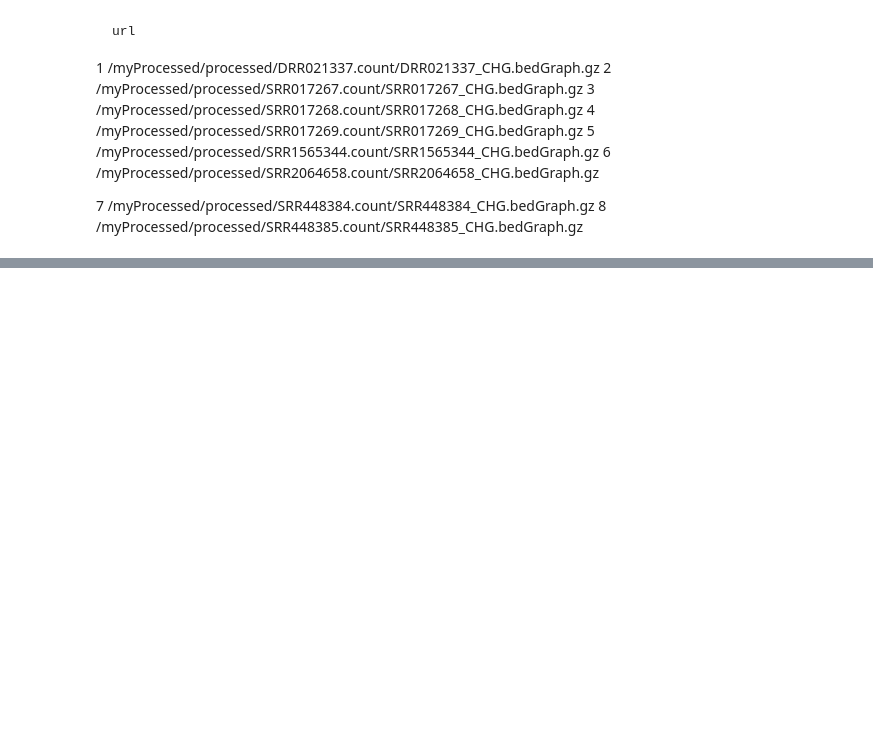
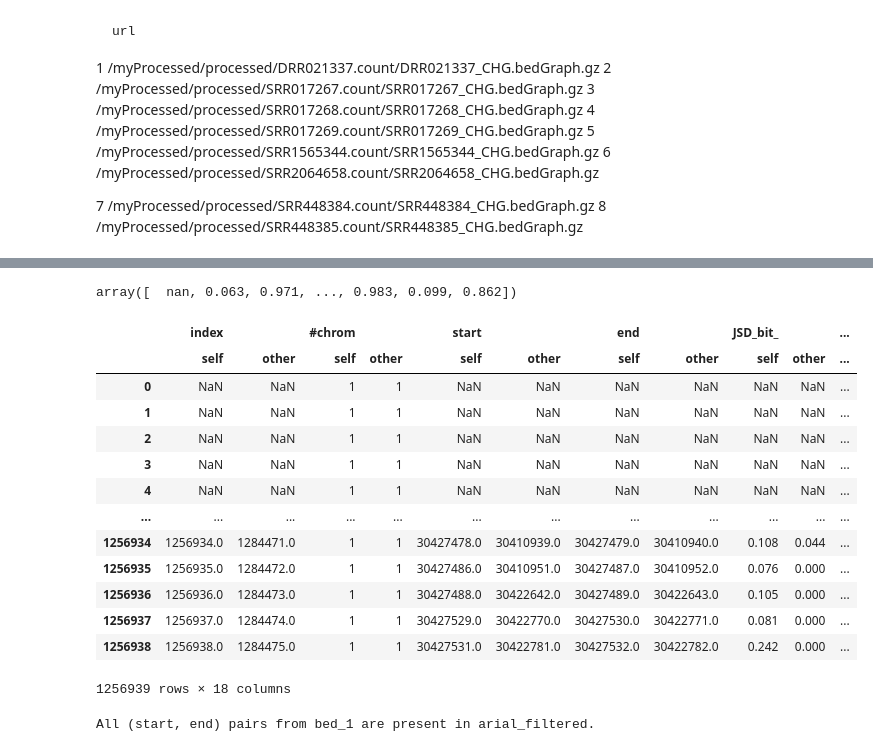
Before and after one commit to urppeia/Shannon_app_old_version, a Jupyter notebook: Untitled2.ipynb, the cells around one changed output, grey strips where cells are left out. Cells and saved outputs as stored; diff of their text form; code cells hidden in the pictures; blank space fills up the shorter version.

```diff
--- a/Untitled2.ipynb
+++ b/Untitled2.ipynb
@@ -178,0 +201,4 @@ set_a
+# %%
+start_arr = bed_1["start"].unique()
+end_arr = bed_1["end"].unique()
+arial_filtered = new_arial[new_arial["start"].isin(start_arr) & new_arial["end"].isin(end_arr)]
@@ -178,0 +207,5 @@ set_a
+# %%
+arial_filtered = arial_filtered.rename(columns={"M": "5mC", "UN": "C"}, errors="raise")
+# %%
+arial_filtered = arial_filtered.reset_index()
+bed_1 = bed_1.reset_index()
@@ -178,0 +214,2 @@ set_a
+# %%
+comparision = bed_1.compare(arial_filtered)
@@ -178,0 +229,55 @@ set_a
+# %%
+diff.unique()
+# %% [output]
+array([  nan, 0.063, 0.971, ..., 0.983, 0.099, 0.862])
+# %%
+comparision
+# %% [output]
+|  | index |  | #chrom |  | start |  | end |  | JSD_bit_ |  | ... |
+|  | self | other | self | other | self | other | self | other | self | other | ... |
+| 0 | NaN | NaN | 1 | 1 | NaN | NaN | NaN | NaN | NaN | NaN | ... |
+| 1 | NaN | NaN | 1 | 1 | NaN | NaN | NaN | NaN | NaN | NaN | ... |
+| 2 | NaN | NaN | 1 | 1 | NaN | NaN | NaN | NaN | NaN | NaN | ... |
+| 3 | NaN | NaN | 1 | 1 | NaN | NaN | NaN | NaN | NaN | NaN | ... |
+| 4 | NaN | NaN | 1 | 1 | NaN | NaN | NaN | NaN | NaN | NaN | ... |
+| ... | ... | ... | ... | ... | ... | ... | ... | ... | ... | ... | ... |
+| 1256934 | 1256934.0 | 1284471.0 | 1 | 1 | 30427478.0 | 30410939.0 | 30427479.0 | 30410940.0 | 0.108 | 0.044 | ... |
+| 1256935 | 1256935.0 | 1284472.0 | 1 | 1 | 30427486.0 | 30410951.0 | 30427487.0 | 30410952.0 | 0.076 | 0.000 | ... |
+| 1256936 | 1256936.0 | 1284473.0 | 1 | 1 | 30427488.0 | 30422642.0 | 30427489.0 | 30422643.0 | 0.105 | 0.000 | ... |
+| 1256937 | 1256937.0 | 1284474.0 | 1 | 1 | 30427529.0 | 30422770.0 | 30427530.0 | 30422771.0 | 0.081 | 0.000 | ... |
+| 1256938 | 1256938.0 | 1284475.0 | 1 | 1 | 30427531.0 | 30422781.0 | 30427532.0 | 30422782.0 | 0.242 | 0.000 | ... |
+1256939 rows × 18 columns
+# %%
+path_bed = "/shares/grossniklaus.botinst.uzh/eharputluoglu/meta_methylome/results/shannon/div_CHG_Col-0_wt_aerial-part.bed.gz"
+
+
+bed = pd.read_csv(path_bed, sep="\t", low_memory=False)
+new_arial = pd.read_csv("/home/eharpu/shannon/output_results_5_6.csv", sep="\t")
+
+# Filter for Chr 1
+bed_1 = bed[bed["#chrom"] == "1"]
+
+# Create a set of unique (start, end) tuples from bed_1
+unique_start_end = set(zip(bed_1["start"], bed_1["end"]))
+
+# Filter new_arial for rows where (start, end) is in the unique_start_end set
+arial_filtered = new_arial[new_arial.apply(lambda x: (x['start'], x['end']) in unique_start_end, axis=1)]
+
+# Sort arial_filtered by the 'start' column
+arial_filtered = arial_filtered.sort_values(by='start')
+
+# Reset index for alignment after sorting
+arial_filtered = arial_filtered.reset_index(drop=True)
+bed_1 = bed_1.reset_index(drop=True)
+
+# Rename column names to match
+arial_filtered = arial_filtered.rename(columns={"M": "5mC", "UN": "C"}, errors="raise")
+
+# Optionally, check if all combinations from bed_1 are present in arial_filtered
+missing_pairs = unique_start_end - set(zip(arial_filtered["start"], arial_filtered["end"]))
+if missing_pairs:
+    print("Missing (start, end) pairs in arial_filtered:", missing_pairs)
+else:
+    print("All (start, end) pairs from bed_1 are present in arial_filtered.")
+# %% [output]
+All (start, end) pairs from bed_1 are present in arial_filtered.
```
Also changed, not shown: parts of 8 cells of this notebook, 1 other file.
